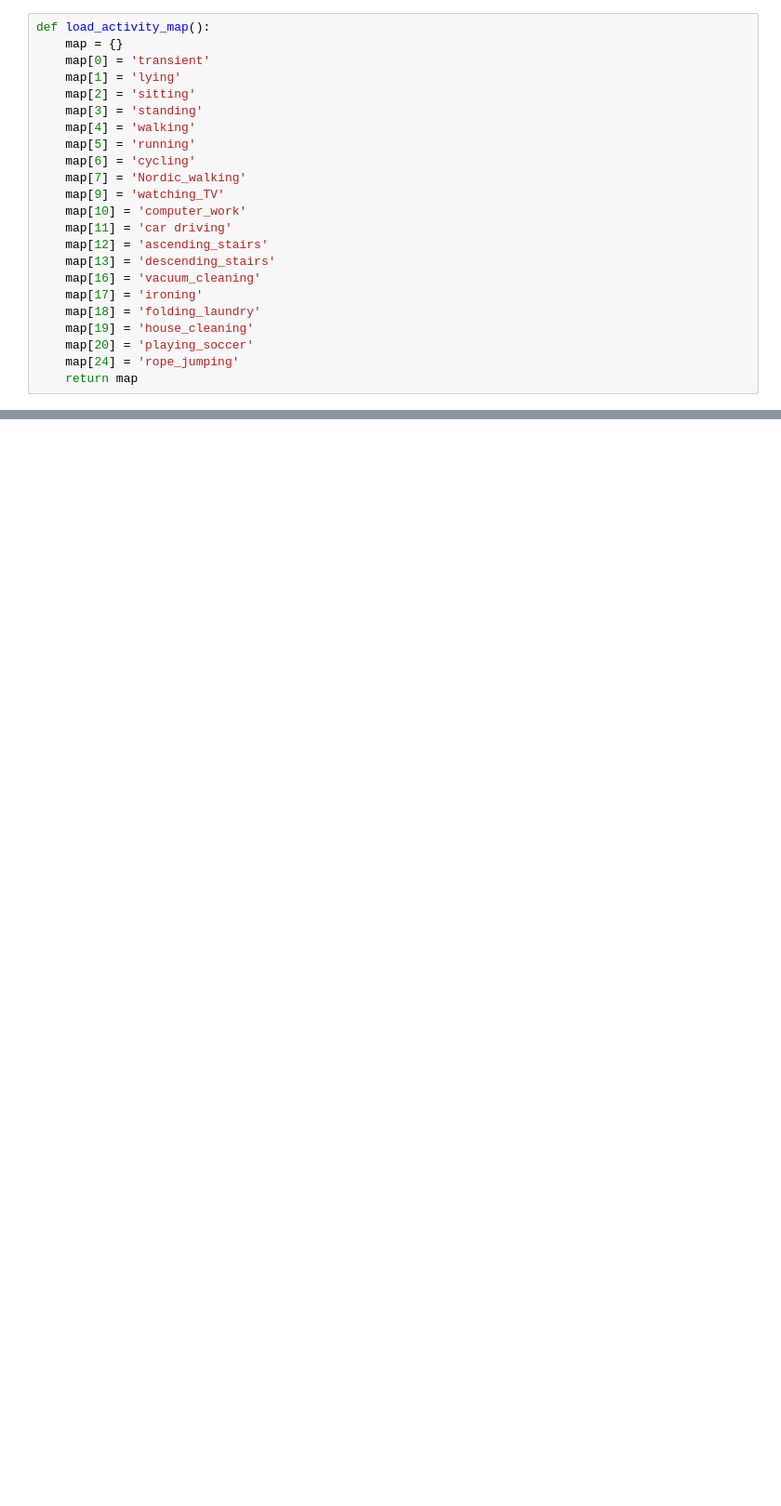
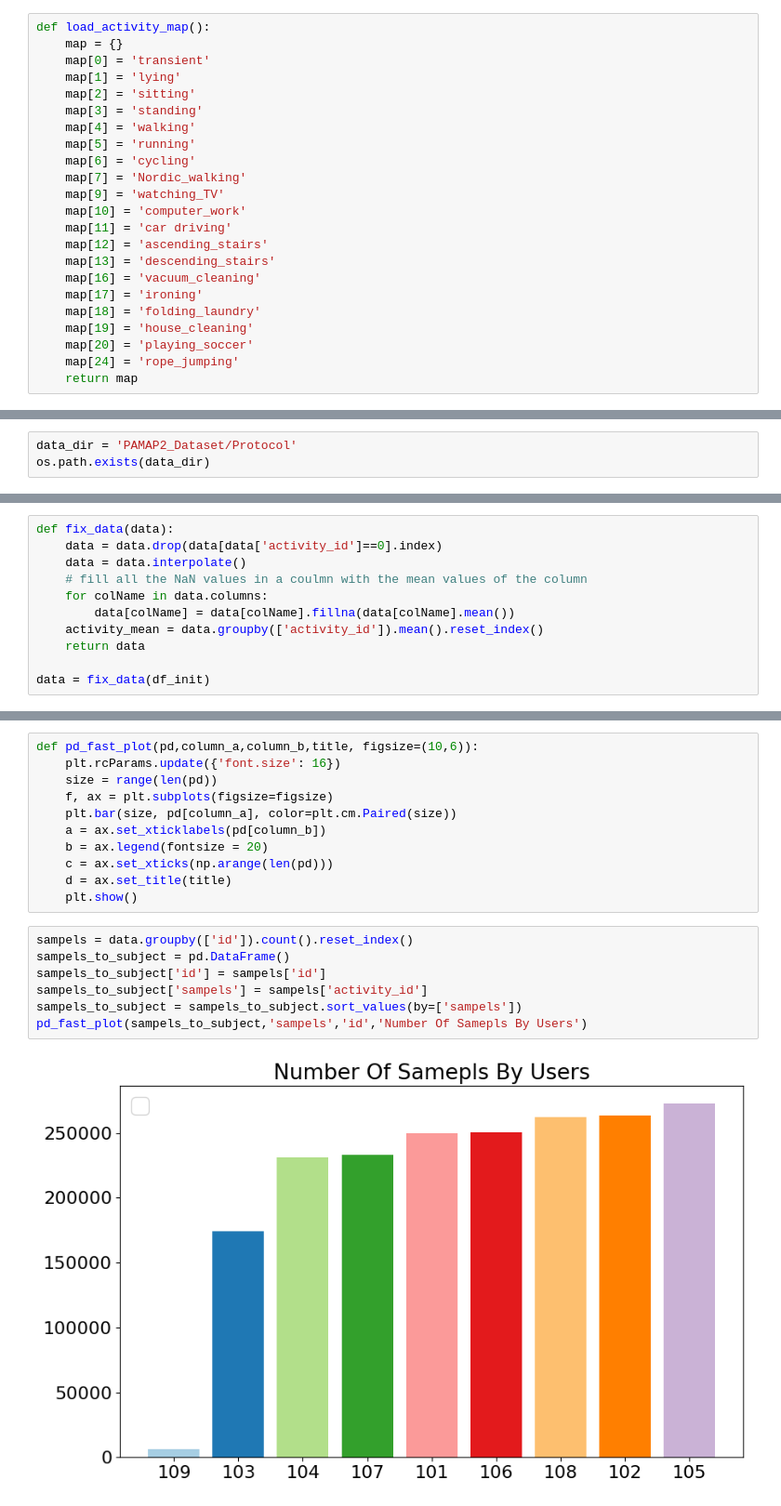
Before and after one commit to soedvut/guessing-sports-activity, a Jupyter notebook: classification.ipynb, the cells around one changed output, grey strips where cells are left out. Shown at 93% size. Cells and saved outputs as stored; diff of their text form; blank space fills up the shorter version.

```diff
--- a/classification.ipynb
+++ b/classification.ipynb
@@ -51,3 +52,6 @@ columns_names = (
     ['time_stamp', 'activity_id', 'heart_rate'] +
     [f'{part}_{item}' for part in ['hand', 'chest', 'ankle'] for item in sensor]
 )
+# %%
+data_dir = 'PAMAP2_Dataset/Protocol'
+os.path.exists(data_dir)
@@ -56,0 +93,11 @@ cols_to_drop = [col for col in columns_names if 'orientation' in col] + ['time_s
+# %%
+def fix_data(data):
+    data = data.drop(data[data['activity_id']==0].index)
+    data = data.interpolate()
+    # fill all the NaN values in a coulmn with the mean values of the column
+    for colName in data.columns:
+        data[colName] = data[colName].fillna(data[colName].mean())
+    activity_mean = data.groupby(['activity_id']).mean().reset_index()
+    return data
+
+data = fix_data(df_init)
@@ -56,0 +117,20 @@ cols_to_drop = [col for col in columns_names if 'orientation' in col] + ['time_s
+# %%
+def pd_fast_plot(pd,column_a,column_b,title, figsize=(10,6)):
+    plt.rcParams.update({'font.size': 16})
+    size = range(len(pd))
+    f, ax = plt.subplots(figsize=figsize)
+    plt.bar(size, pd[column_a], color=plt.cm.Paired(size))
+    a = ax.set_xticklabels(pd[column_b])
+    b = ax.legend(fontsize = 20)
+    c = ax.set_xticks(np.arange(len(pd)))
+    d = ax.set_title(title)
+    plt.show()
+# %%
+sampels = data.groupby(['id']).count().reset_index()
+sampels_to_subject = pd.DataFrame()
+sampels_to_subject['id'] = sampels['id']
+sampels_to_subject['sampels'] = sampels['activity_id']
+sampels_to_subject = sampels_to_subject.sort_values(by=['sampels'])
+pd_fast_plot(sampels_to_subject,'sampels','id','Number Of Samepls By Users')
+# %% [output]
+[figure, added]
```
Also changed, not shown: parts of 13 cells of this notebook.
